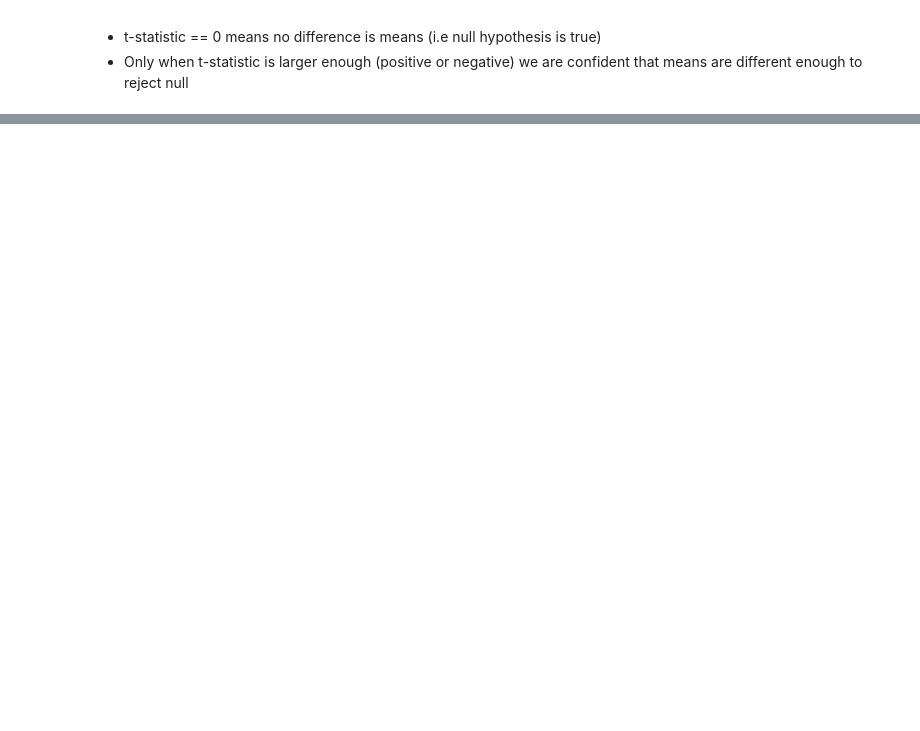
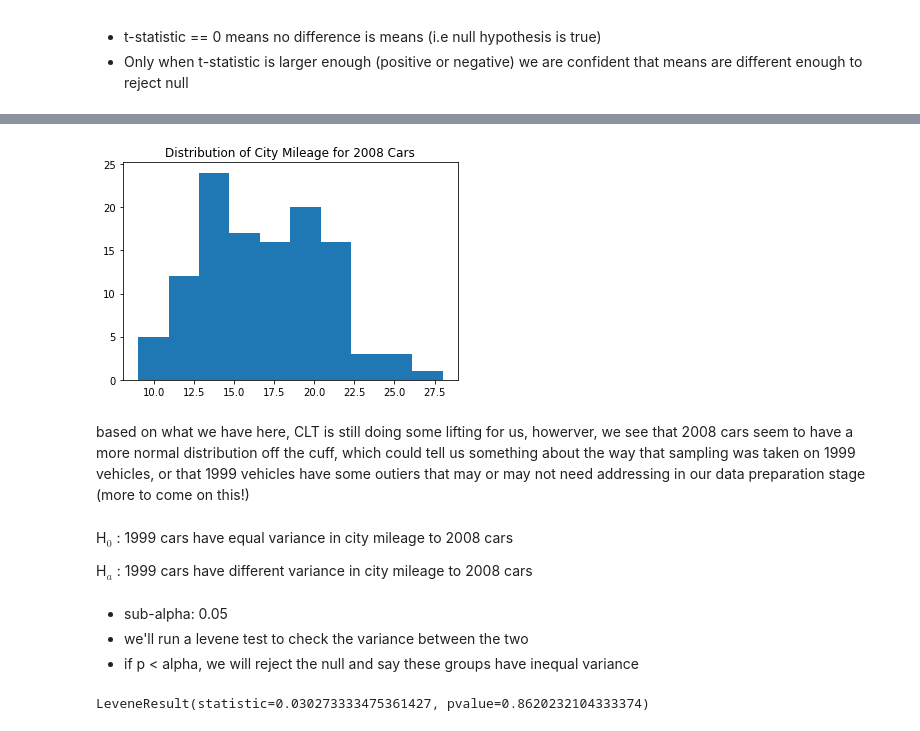
Before and after one commit to CodeupClassroom/oneil-statistics-exercises, a Jupyter notebook: comparing_means.ipynb, the cells around one changed output, grey strips where cells are left out. Drawn from its saved outputs; the diff is of its cells as text; code cells hidden in the pictures; blank space fills up the shorter version.

Commit message:
add t test notebook

```diff
--- a/comparing_means.ipynb
+++ b/comparing_means.ipynb
@@ -60,0 +185,8 @@ Goal: Compare observed mean to theoretical one.
+# %%
+plt.hist(cty_2008)
+plt.title('Distribution of City Mileage for 2008 Cars')
+plt.show()
+# %% [output]
+[figure, added]
+# %% [markdown]
+based on what we have here, CLT is still doing some lifting for us, howerver, we see that 2008 cars seem to have a more normal distribution off the cuff, which could tell us something about the way that sampling was taken on 1999 vehicles, or that 1999 vehicles have some outiers that may or may not need addressing in our data preparation stage (more to come on this!)
@@ -60,0 +196,12 @@ Goal: Compare observed mean to theoretical one.
+# %% [markdown]
+H$_0$ : 1999 cars have equal variance in city mileage to 2008 cars
+
+H$_a$ : 1999 cars have different variance in city mileage to 2008 cars
+# %% [markdown]
+ - sub-alpha: 0.05
+ - we'll run a levene test to check the variance between the two
+ - if p < alpha, we will reject the null and say these groups have inequal variance
+# %%
+stats.levene(cty_1999, cty_2008)
+# %% [output]
+LeveneResult(statistic=0.030273333475361427, pvalue=0.8620232104333374)
```
Also changed, not shown: parts of 75 cells of this notebook.
